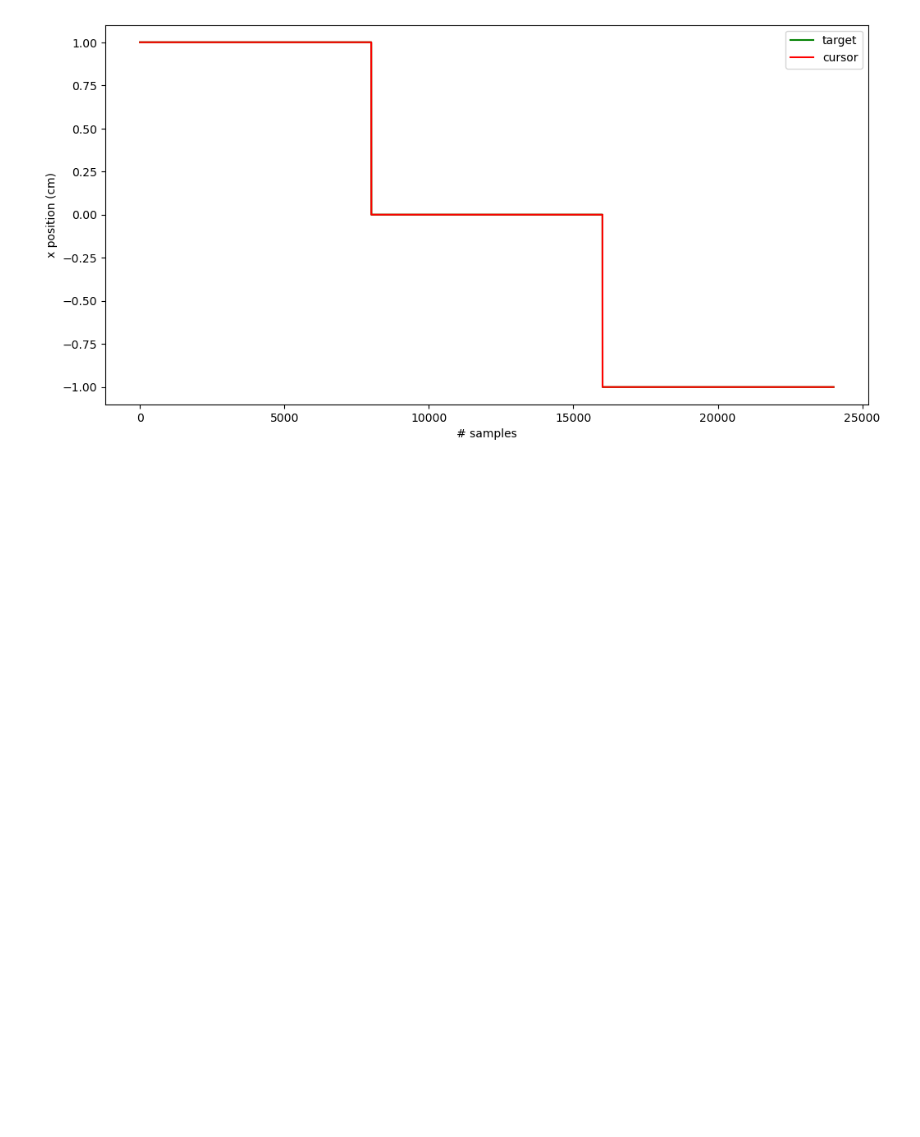
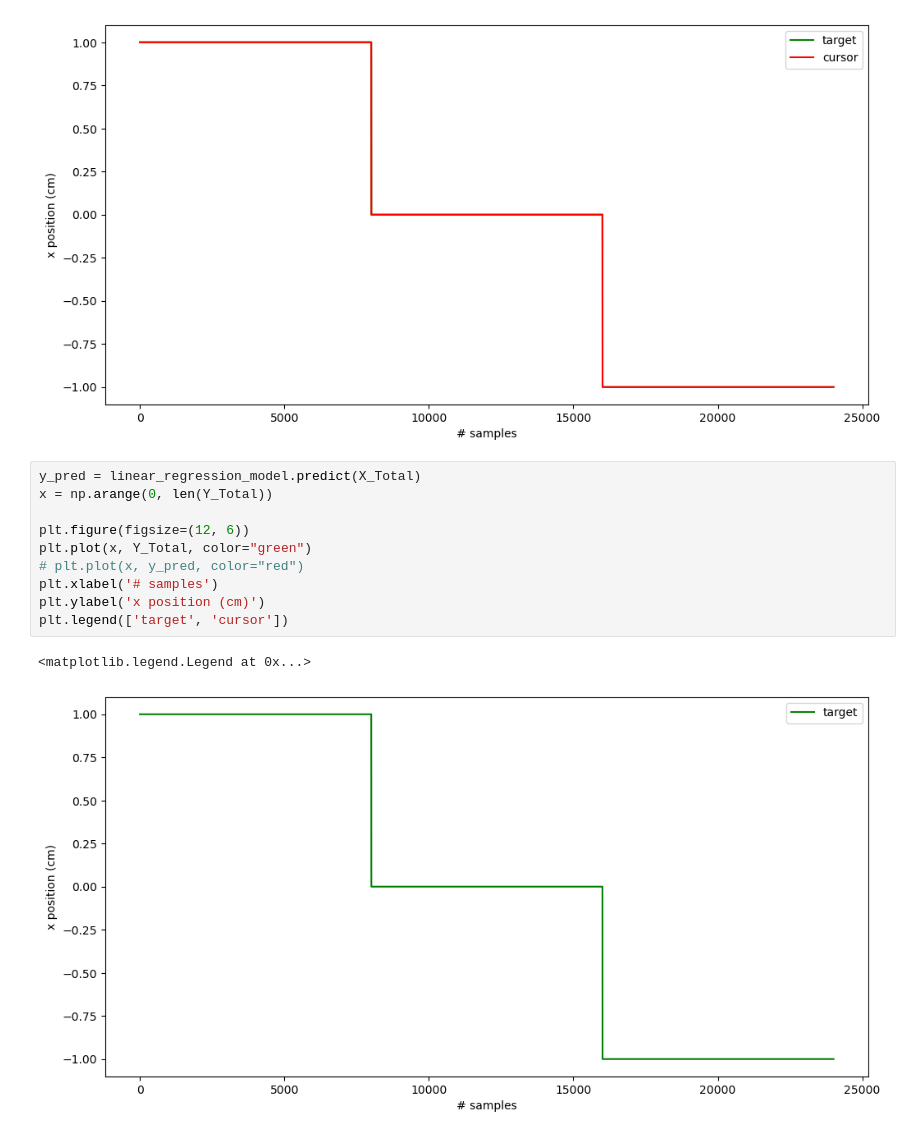
Before and after one commit to XueqianDeng/meta, a Jupyter notebook: Standard_Version/analysis.ipynb, the cells around one changed output. Drawn from its saved outputs; the diff is of its cells as text; blank space fills up the shorter version.

```diff
--- a/Standard_Version/analysis.ipynb
+++ b/Standard_Version/analysis.ipynb
@@ -261,3 +261,16 @@ plt.legend(['target', 'cursor'])
 # %% [output]
 <matplotlib.legend.Legend at 0x...>
 [figure]
+# %%
+y_pred = linear_regression_model.predict(X_Total)
+x = np.arange(0, len(Y_Total))
+
+plt.figure(figsize=(12, 6))
+plt.plot(x, Y_Total, color="green")
+# plt.plot(x, y_pred, color="red")
+plt.xlabel('# samples')
+plt.ylabel('x position (cm)')
+plt.legend(['target', 'cursor'])
+# %% [output]
+<matplotlib.legend.Legend at 0x...>
+[figure, added]
```
